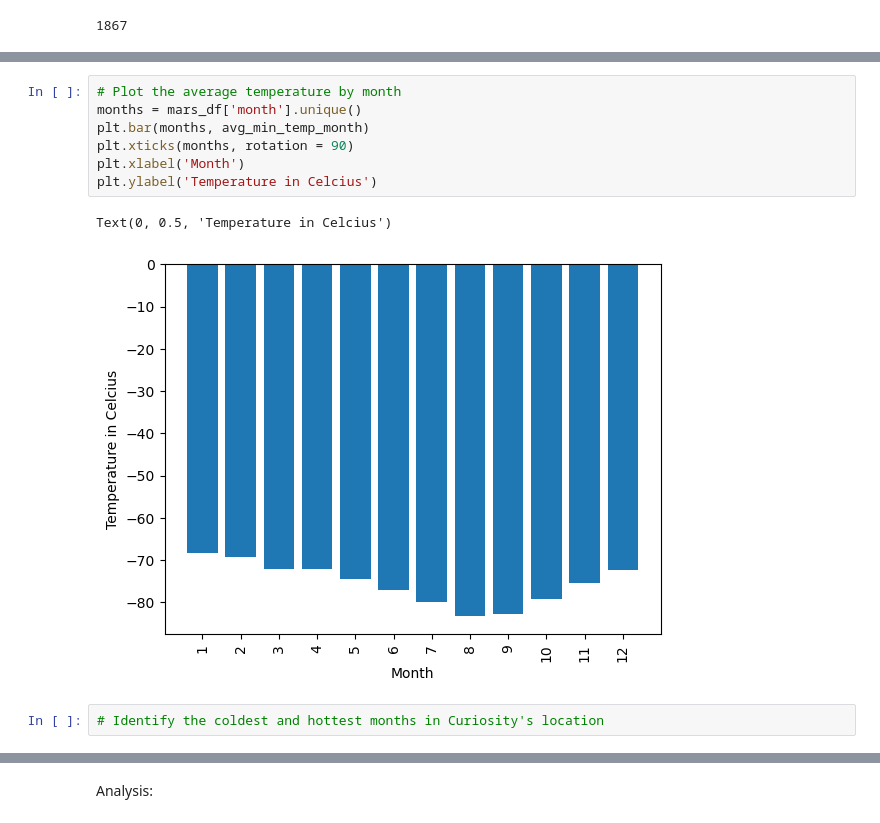
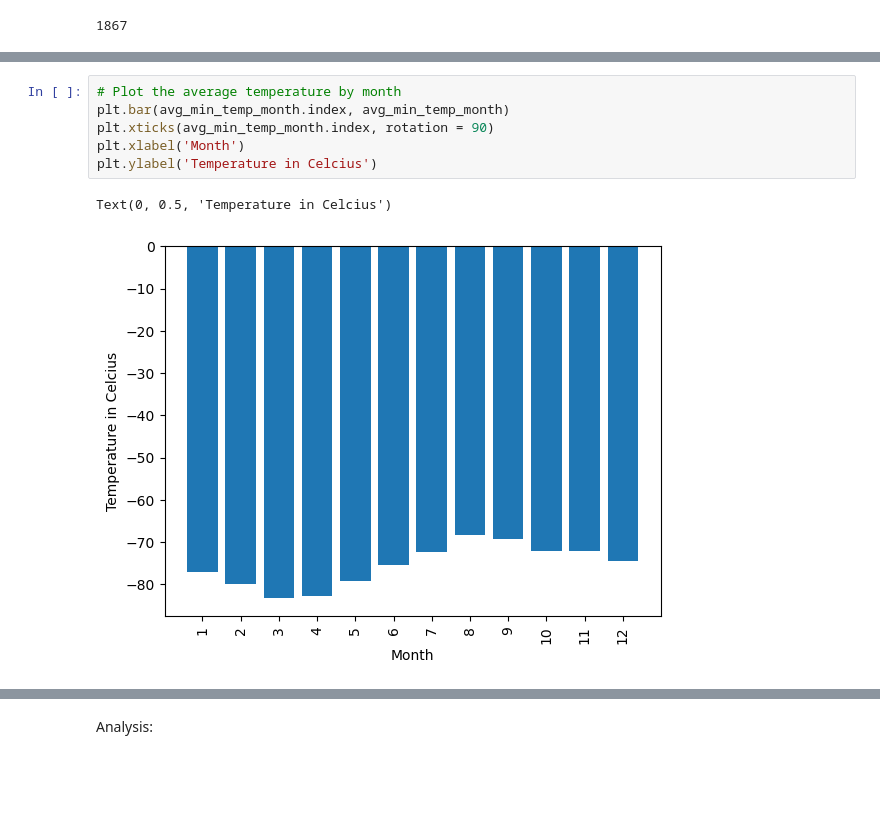
Before and after one commit to m-janssens-boop/beautifulsoup_challenge, a Jupyter notebook: mars_news/part_2_mars_weather.ipynb, the cells around one changed output, grey strips where cells are left out. Drawn from its saved outputs; the diff is of its cells as text; blank space fills up the shorter version.

Commit message:
finished data visualization. still need to fix two plots. saved dataframe to csv

```diff
--- a/mars_news/part_2_mars_weather.ipynb
+++ b/mars_news/part_2_mars_weather.ipynb
@@ -150,13 +150,10 @@ month
 Name: min_temp, dtype: float64
 # %%
 # Plot the average temperature by month
-months = mars_df['month'].unique()
-plt.bar(months, avg_min_temp_month)
-plt.xticks(months, rotation = 90)
+plt.bar(avg_min_temp_month.index, avg_min_temp_month)
+plt.xticks(avg_min_temp_month.index, rotation = 90)
 plt.xlabel('Month')
 plt.ylabel('Temperature in Celcius')
 # %% [output]
 Text(0, 0.5, 'Temperature in Celcius')
-[figure, old version]
+[figure, new version]
-# %%
-# Identify the coldest and hottest months in Curiosity's location
```
Also changed, not shown: parts of 8 cells of this notebook, 1 other file.
